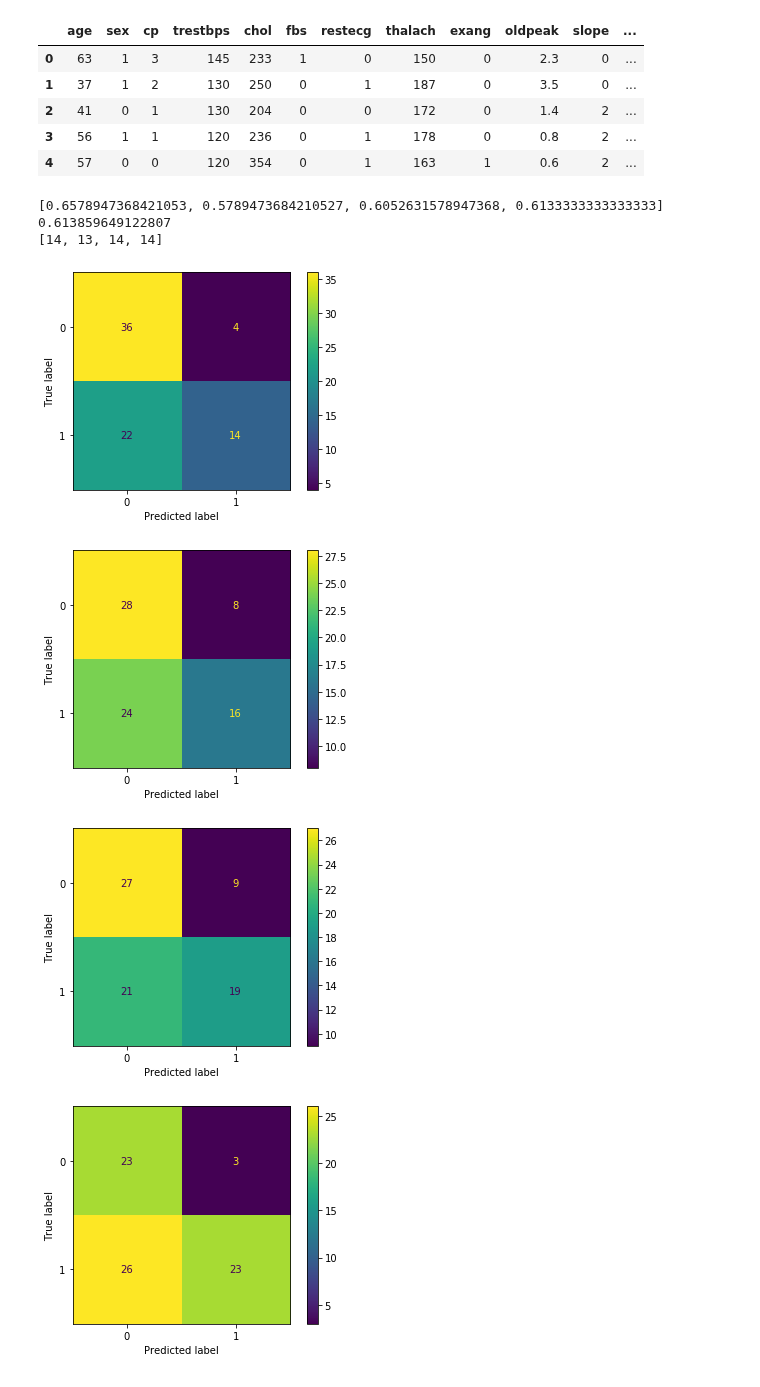
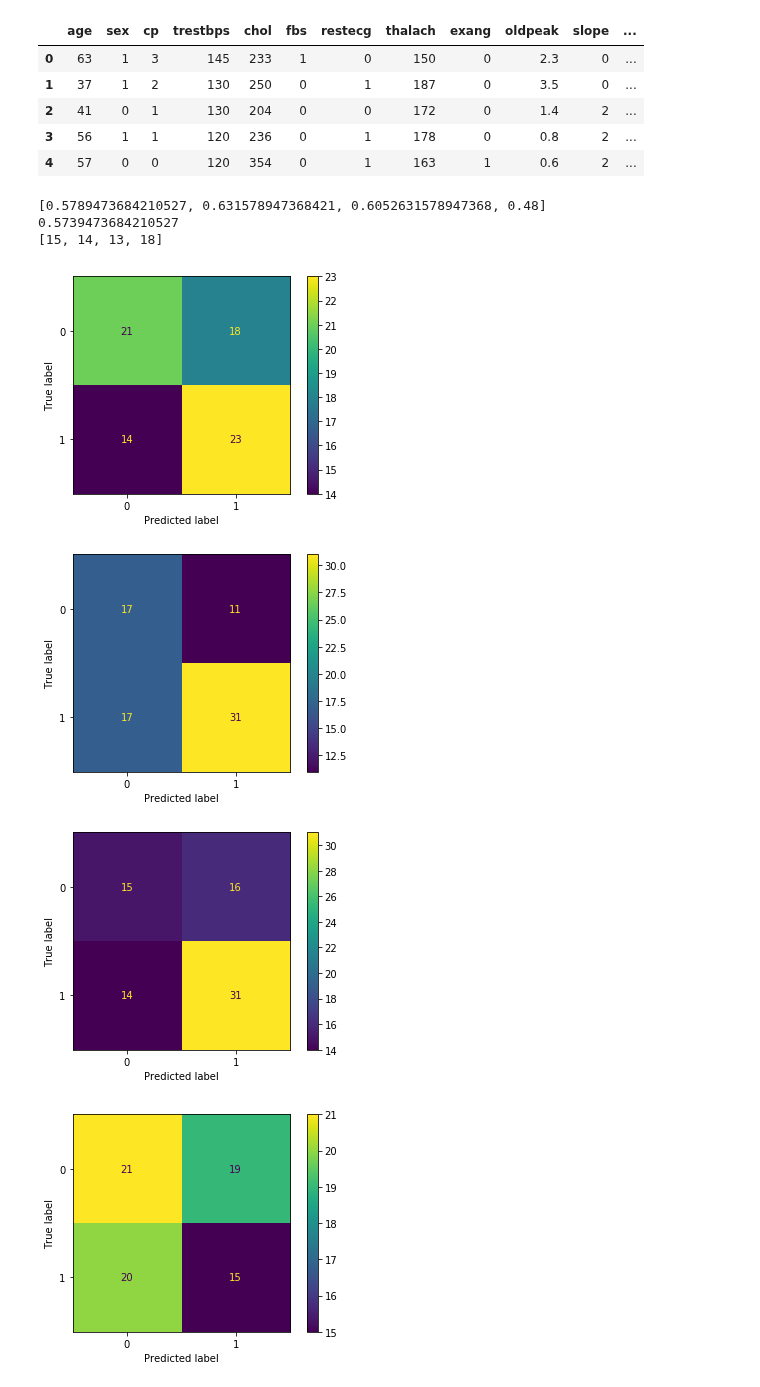
Before and after one commit to chelseaparlett/CPSC392ParlettPelleriti, a Jupyter notebook: InClass/LectureNotebooks/Class14.ipynb, the cells around one changed output. Drawn from its saved outputs; the diff is of its cells as text; code cells hidden in the pictures.

```diff
--- a/InClass/LectureNotebooks/Class14.ipynb
+++ b/InClass/LectureNotebooks/Class14.ipynb
@@ -119,37 +119,38 @@ heart.head()
 predictors = ["sex", "age", "restecg", "chol"]
 
 X = heart[predictors]
 y = heart["target"]
 
 kf = KFold(4, shuffle = True)
 
 acc = []
 depth = []
 for train, test in kf.split(X):
     X_train = X.iloc[train,]
     X_test = X.iloc[test,]
     y_train = y[train]
     y_test = y[test]
 
     z = StandardScaler()
     X_train[["age", "chol"]] = z.fit_transform(X_train[["age", "chol"]])
+    X_test[["age", "chol"]] = z.transform(X_test[["age", "chol"]])
 
     tree = DecisionTreeClassifier()
     tree.fit(X_train,y_train)
 
     acc.append(tree.score(X_test,y_test))
     depth.append(tree.get_depth())
 
     plot_confusion_matrix(tree,X_test,y_test)
 
 print(acc)
 print(np.mean(acc))
 print(depth)
 # %% [output]
-[0.6578947368421053, 0.5789473684210527, 0.6052631578947368, 0.6133333333333333]
-0.613859649122807
-[14, 13, 14, 14]
+[0.5789473684210527, 0.631578947368421, 0.6052631578947368, 0.48]
+0.5739473684210527
+[15, 14, 13, 18]
-[figure, old version]
+[figure, new version]
-[figure, old version]
+[figure, new version]
-[figure, old version]
+[figure, new version]
-[figure, old version]
+[figure, new version]
```
Also changed, not shown: parts of 6 cells of this notebook.
